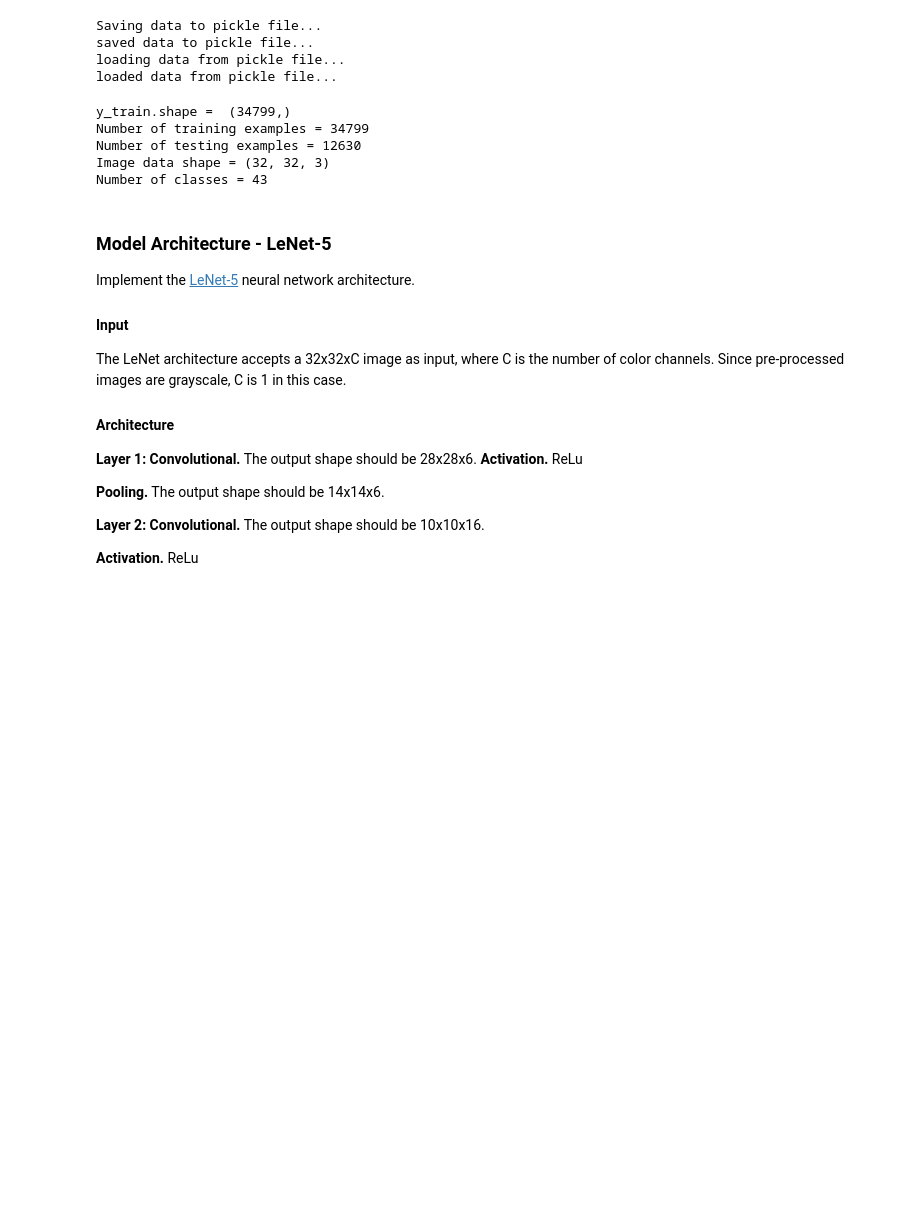
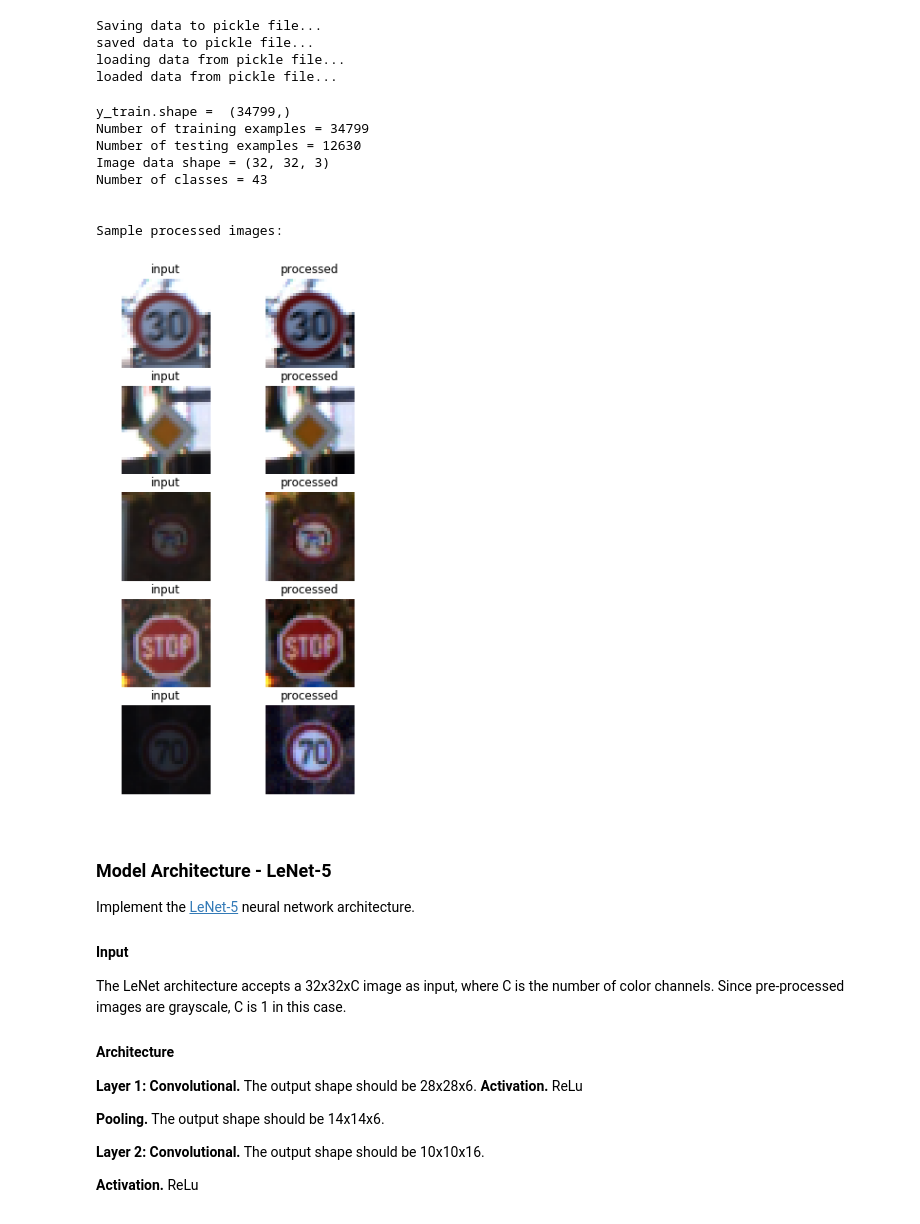
Before and after one commit to barney-s/CarND-Traffic-Sign-Classifier-Project, a Jupyter notebook: Traffic_Sign_Classifier.ipynb, the cells around one changed output. Cells and saved outputs as stored; diff of their text form; code cells hidden in the pictures; blank space fills up the shorter version.

Commit message:
- writeup done - reran training to collect data for writeup - minor fixes

```diff
--- a/Traffic_Sign_Classifier.ipynb
+++ b/Traffic_Sign_Classifier.ipynb
@@ -293,21 +283,43 @@ saved data to pickle file...
 loading data from pickle file...
 loaded data from pickle file...
 # %%
+# code block 6
+
 n_train = len(X_train)
 n_test = len(X_test)
 image_shape = X_train[0].shape
 n_classes = len(np.unique(y_train))
 print("y_train.shape = ", y_train.shape)
 print("Number of training examples =", n_train)
 print("Number of testing examples =", n_test)
 print("Image data shape =", image_shape)
 print("Number of classes =", n_classes)
+print("\n")
+# Plot random signs
+print("Sample processed images:")
+fig = plt.figure(figsize=(5, 10))
+for y in range(5):
+    idx = randint(0, len(X_train_r))
+    a = fig.add_subplot(5, 2, y*2+1)
+    plt.imshow(X_train_r[idx])
+    plt.title("input")
+    plt.axis('off')
+
+    a = fig.add_subplot(5, 2, y*2+2)
+    plt.imshow(X_train[idx])
+    plt.title("processed")
+    plt.axis('off')
+plt.show()
 # %% [output]
 y_train.shape =  (34799,)
 Number of training examples = 34799
 Number of testing examples = 12630
 Image data shape = (32, 32, 3)
 Number of classes = 43
+
+
+Sample processed images:
+[figure, added]
 # %% [markdown]
 ### Model Architecture - LeNet-5
 Implement the [LeNet-5](http://yann.lecun.com/exdb/lenet/) neural network architecture.
```
Also changed, not shown: parts of 21 cells of this notebook, 6 other files.
